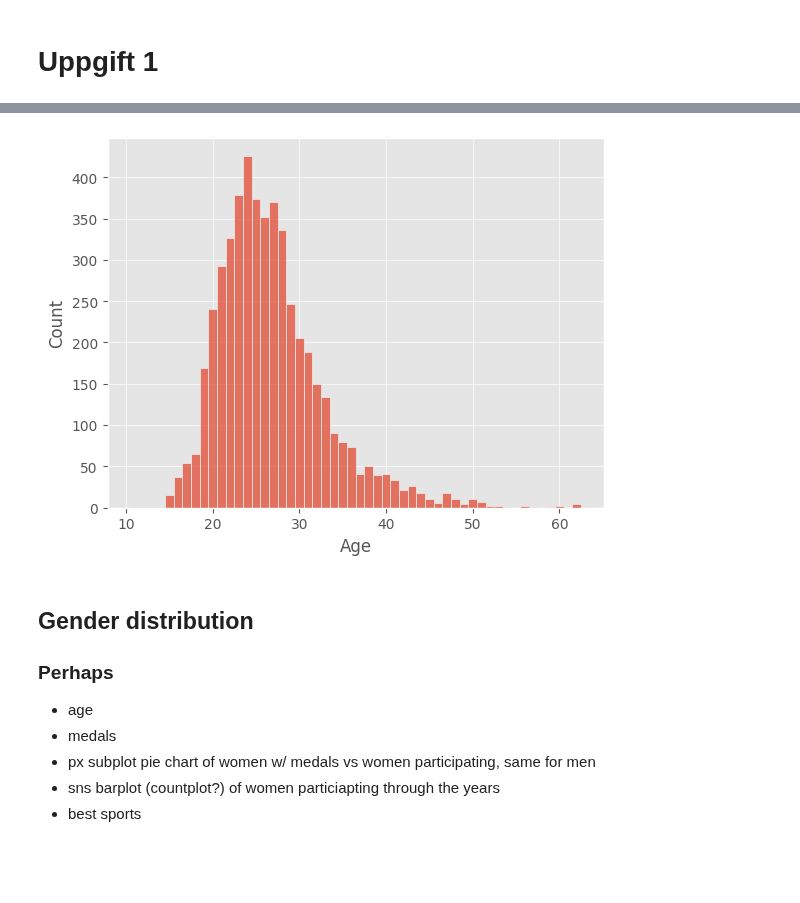
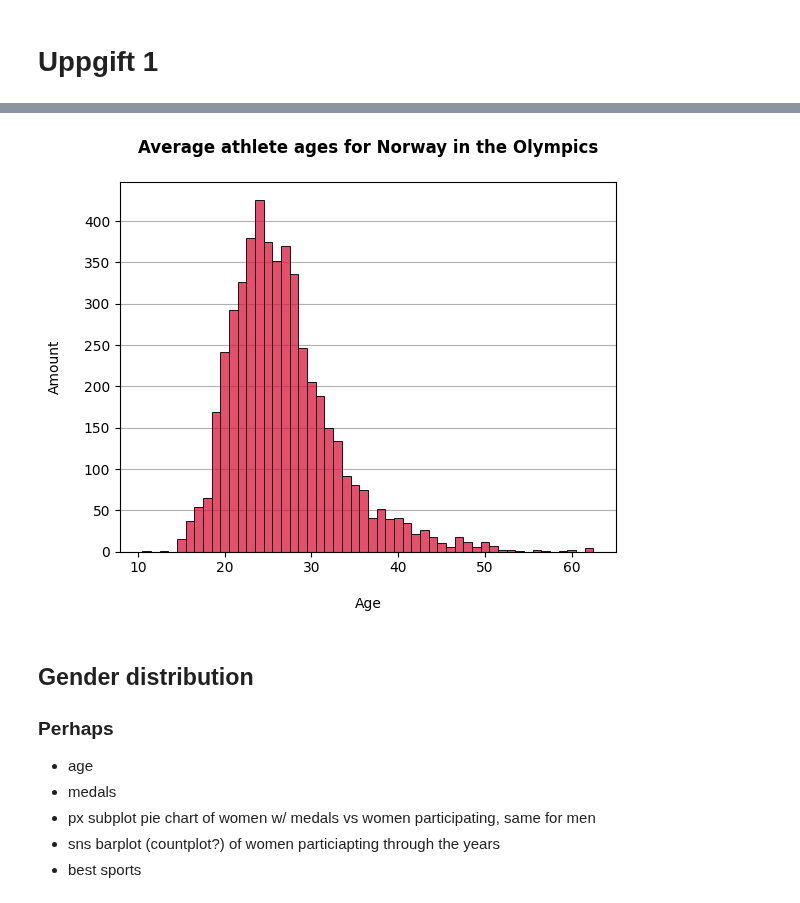
Before and after one commit to Ludwilton/Projekt-OS-Norge, a Jupyter notebook: uppgift_0/uppgift.0.ANDERS.ipynb, the cells around one changed output, grey strips where cells are left out. Drawn from its saved outputs; the diff is of its cells as text; code cells hidden in the pictures; blank space fills up the shorter version.

```diff
--- a/uppgift_0/uppgift.0.ANDERS.ipynb
+++ b/uppgift_0/uppgift.0.ANDERS.ipynb
@@ -33,9 +39,14 @@ plt.show()
-# %%
-sns.histplot(data=no, x="Age", discrete=True)
-
-plt.show()
-# %% [output]
-[figure, removed]
+# %%
+# ages through the ages
+
+sns.histplot(data=no, x="Age", color="crimson", discrete=True, zorder=2)
+plt.title("Average athlete ages for Norway in the Olympics\n", fontweight="bold")
+plt.xlabel("\nAge")
+plt.ylabel("Amount\n")
+plt.grid(axis="y", zorder=1)
+plt.show()
+# %% [output]
+[figure, added]
 # %% [markdown]
 ## Gender distribution
 
```
Also changed, not shown: parts of 12 cells of this notebook.
